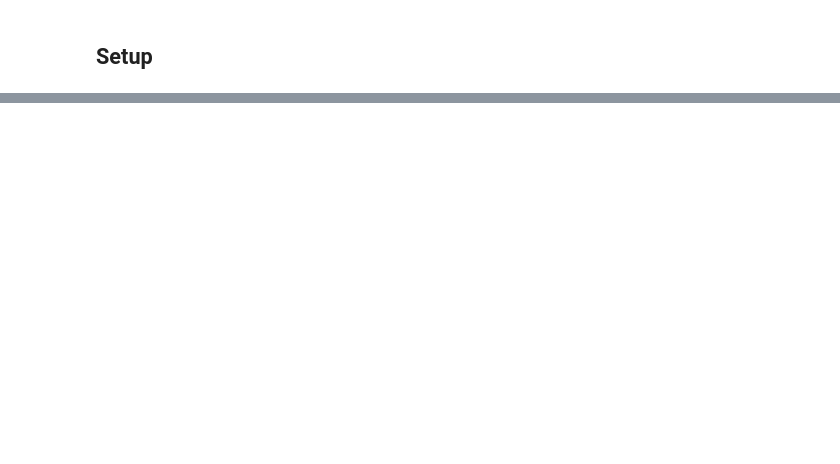
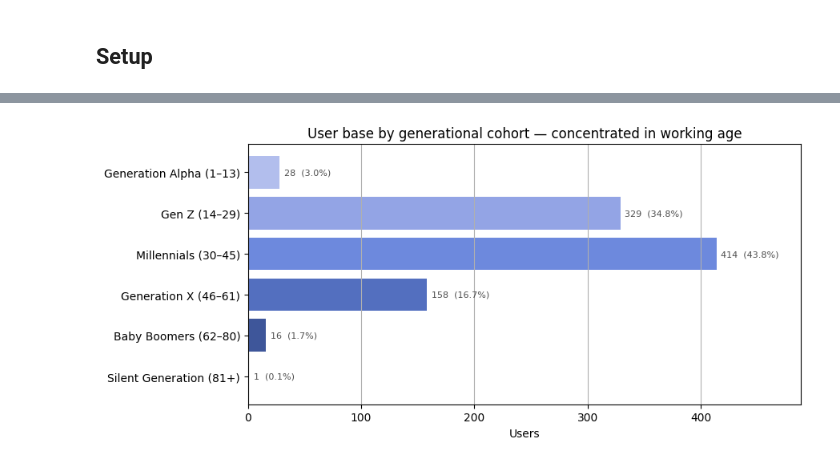
Before and after one commit to DiversaStudio/chatbot_methodology_mmc, a Jupyter notebook: notebooks/01_eda_perfil_y_satisfaccion.ipynb, the cells around one changed output, grey strips where cells are left out. Drawn from its saved outputs; the diff is of its cells as text; code cells hidden in the pictures; blank space fills up the shorter version.

```diff
--- a/notebooks/01_eda_perfil_y_satisfaccion.ipynb
+++ b/notebooks/01_eda_perfil_y_satisfaccion.ipynb
@@ -550,0 +535,30 @@ plt.show()
+# %%
+# User base by generational cohort. Bins follow the standard age brackets
+# (as of 2025): Alfa 1-13, Gen Z 14-29, Millennials 30-45, Gen X 46-61,
+# Baby Boomers 62-80, Silent 81+.
+GEN_BINS = [0, 13, 29, 45, 61, 80, 200]
+GEN_LABELS = [
+    'Generation Alpha (1–13)',
+    'Gen Z (14–29)',
+    'Millennials (30–45)',
+    'Generation X (46–61)',
+    'Baby Boomers (62–80)',
+    'Silent Generation (81+)',
+]
+gen = pd.cut(df['Age'].dropna(), bins=GEN_BINS, labels=GEN_LABELS, right=True)
+gc = gen.value_counts().reindex(GEN_LABELS).fillna(0).astype(int)
+total = gc.sum()
+
+fig, ax = plt.subplots(figsize=(9, 4.2))
+bars = ax.barh(gc.index, gc.values, color=seq_colors(len(gc)))
+ax.bar_label(bars, labels=[f"{v}  ({v/total*100:.1f}%)" for v in gc.values],
+             padding=4, fontsize=8, color=INK2)
+ax.invert_yaxis()                       # youngest cohort on top
+ax.set_xlim(0, gc.values.max() * 1.18)
+ax.set_xlabel('Users')
+ax.grid(True, axis='x')
+ax.set_title('User base by generational cohort — concentrated in working age')
+plt.tight_layout()
+plt.show()
+# %% [output]
+[figure, added]
```
Also changed, not shown: parts of 78 cells of this notebook, 5 other files.
